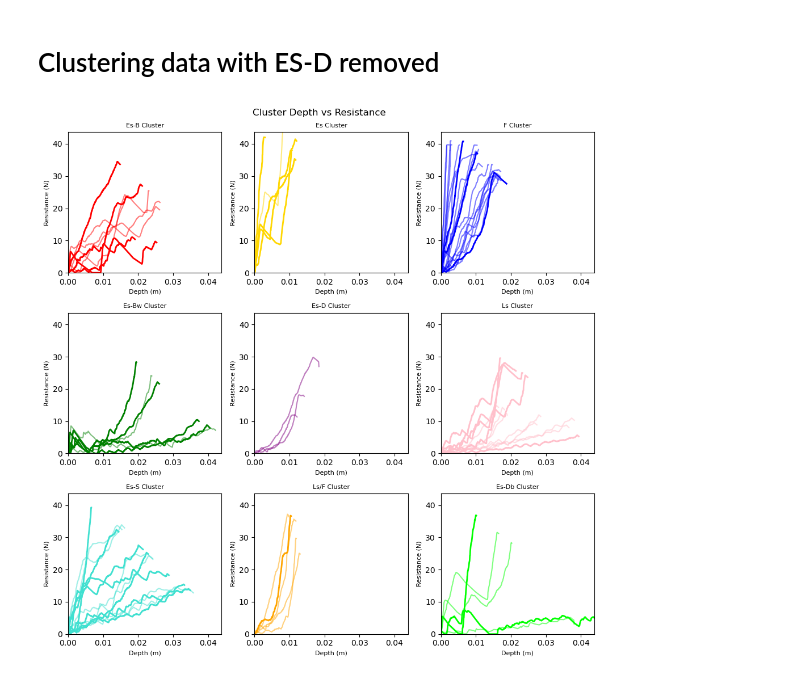
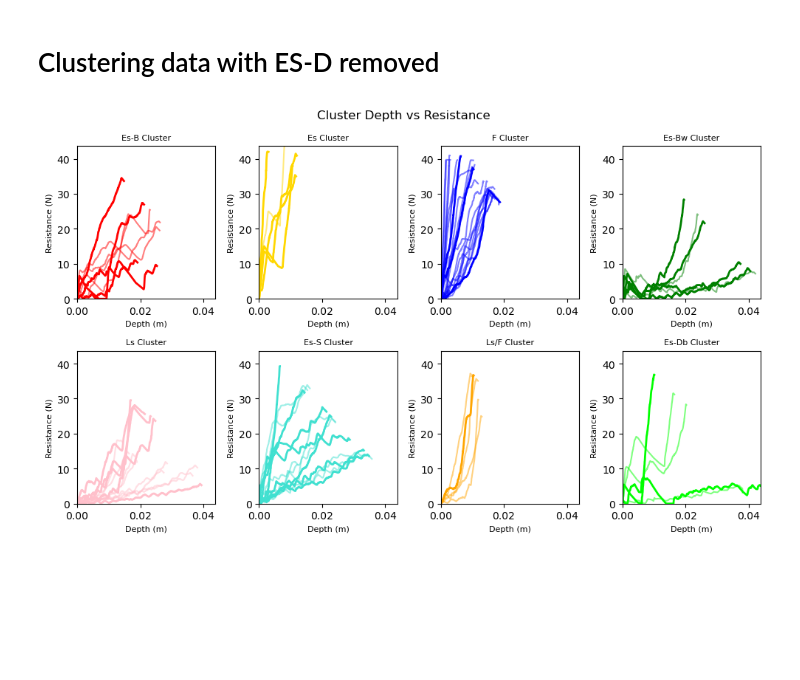
Before and after one commit to liamtbo/LASSIE, a Jupyter notebook: marions_clustering.ipynb, the cells around one changed output. Cells and saved outputs as stored; diff of their text form; code cells hidden in the pictures; blank space fills up the shorter version.

Commit message:
believe i solved the problem of more cluster categories then actually exist in data. in other words, es-d is removed and plotting succecfully

```diff
--- a/marions_clustering.ipynb
+++ b/marions_clustering.ipynb
@@ -44,6 +45,7 @@ def find_labels_centroids(labeled_data: pd.DataFrame, ylabel_to_cluster_num:dict
     numerical_data = plotting.extract_numerical_features(labeled_data)
     label_centroids = []
     for label, label_num in ylabel_to_cluster_num.items():
+        if label not in labeled_data[ylabel_name].values: continue
         label_data = numerical_data[labeled_data[ylabel_name] == label]
         label_centroid = label_data.mean(axis=0).tolist() # drop cols for mean calculation
         label_centroid.extend([label, label_num]) # append these onto the end
@@ -85,7 +87,7 @@ def find_closest_centroid(unlabeled_data_df:pd.DataFrame, marions_centroids:pd.D
             if curve_to_label_mean_distance < min_distance:
                 min_distance = curve_to_label_mean_distance
                 min_distance_label = marions_label_centroid[ylabel_name]
-                min_distance_label_num = j
+                min_distance_label_num = marions_label_centroid[f'{ylabel_name}_nums']
         pseudo_label_list.append(min_distance_label)
         pseudo_label_num_list.append(min_distance_label_num)
     unlabeled_data_df[f'pseudo_{ylabel_name}'] = pseudo_label_list
@@ -132,8 +134,6 @@ plotting.plot_pca(marions_labeled_data, marions_labeled_data[f'{ylabel_name}_num
 # %%
 def correct_pseudo_ylabels_to_actual(pseudo_labeled_data:pd.DataFrame, actual_labeled_data:pd.DataFrame, ylabel_name, changed_ylabel_idxs):
     corrected_pseudo_labeled_data = pseudo_labeled_data.copy()
-    corrected_pseudo_labeled_data.loc[changed_ylabel_idxs, [f'pseudo_{ylabel_name}',f'pseudo_{ylabel_name}_nums']] \
-        = actual_labeled_data[[ylabel_name, f'{ylabel_name}_nums']]
     corrected_pseudo_labeled_data.loc[changed_ylabel_idxs, f'pseudo_{ylabel_name}'] = actual_labeled_data[ylabel_name]
     corrected_pseudo_labeled_data.loc[changed_ylabel_idxs, f'pseudo_{ylabel_name}_nums'] = actual_labeled_data[f'{ylabel_name}_nums']
     return corrected_pseudo_labeled_data
@@ -158,17 +158,18 @@ plotting.plot_pca(pseudo_labeled_data, pseudo_labeled_data[f'pseudo_{ylabel_name
 # %% [markdown]
 # Clustering data with ES-D removed
 # %%
-# TODO big problem here, struggles when a y label exists in dict but doesn't exist in the data
-
 # should labels be fixed or not
 ylabel_to_cluster_num = {'ES-B':0, 'ES':1, 'F':2, 'ES-BW':3, 'ES-D':4, 'LS':5, 'ES-S':6, 'LS/F':7, 'ES-DB':8}
 
 removed_dark_labeled_data = marions_labeled_data[marions_labeled_data[ylabel_name] != 'ES-D'].copy()
-# print(removed_dark_labeled_data)
-removed_dark_pseudo_data = find_closest_centroid(data_features, label_centroids, ylabel_name)
+# print('ES-D' in removed_dark_labeled_data['marions_ylabels_2'].values)
+removed_dark_label_centroids = find_labels_centroids(removed_dark_labeled_data, ylabel_to_cluster_num, ylabel_name)
+removed_dark_pseudo_data = find_closest_centroid(data_features, removed_dark_label_centroids, ylabel_name)
+# print(print('ES-D' in removed_dark_pseudo_data['pseudo_marions_ylabels_2'].values))
 changed_ylabel_idxs = find_changed_ylabel_data(removed_dark_labeled_data, removed_dark_pseudo_data, ylabel_name)
 corrected_removed_dark_pseudo_data = correct_pseudo_ylabels_to_actual(removed_dark_pseudo_data, marions_labeled_data, ylabel_name, changed_ylabel_idxs)
 # print(corrected_removed_dark_pseudo_data)
 plotting.plot_clusters_seperately(corrected_removed_dark_pseudo_data[f'pseudo_{ylabel_name}_nums'], curve_data, ylabel_name, cluster_category_names=list(ylabel_to_cluster_num.keys()), pseudo_corrections=removed_dark_labeled_data)
+plotting.plot_pca(corrected_removed_dark_pseudo_data, corrected_removed_dark_pseudo_data[f'pseudo_{ylabel_name}_nums'], 3, graph_title="", centroids=removed_dark_label_centroids)
 # %% [output]
-[figure, old version]
+[figure, new version]
```
Also changed, not shown: parts of 1 cell of this notebook, 2 other files.
